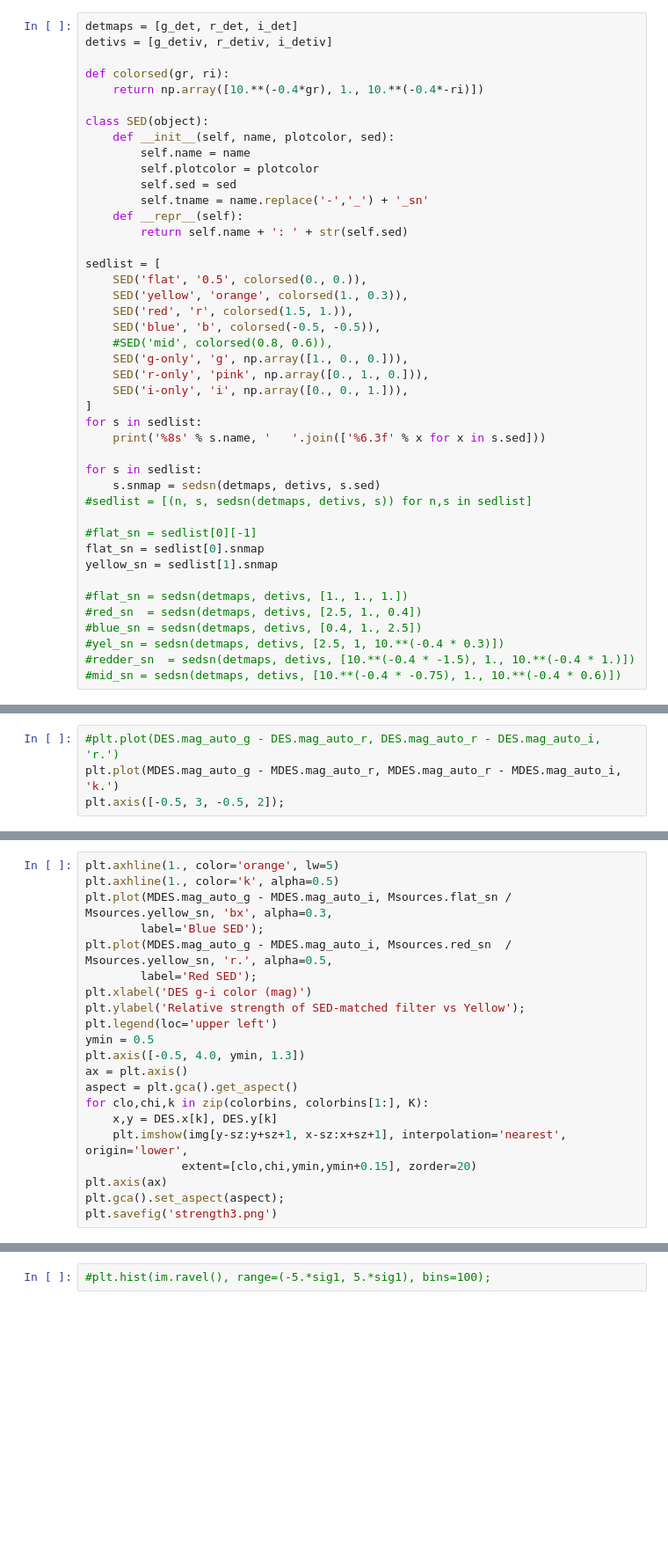
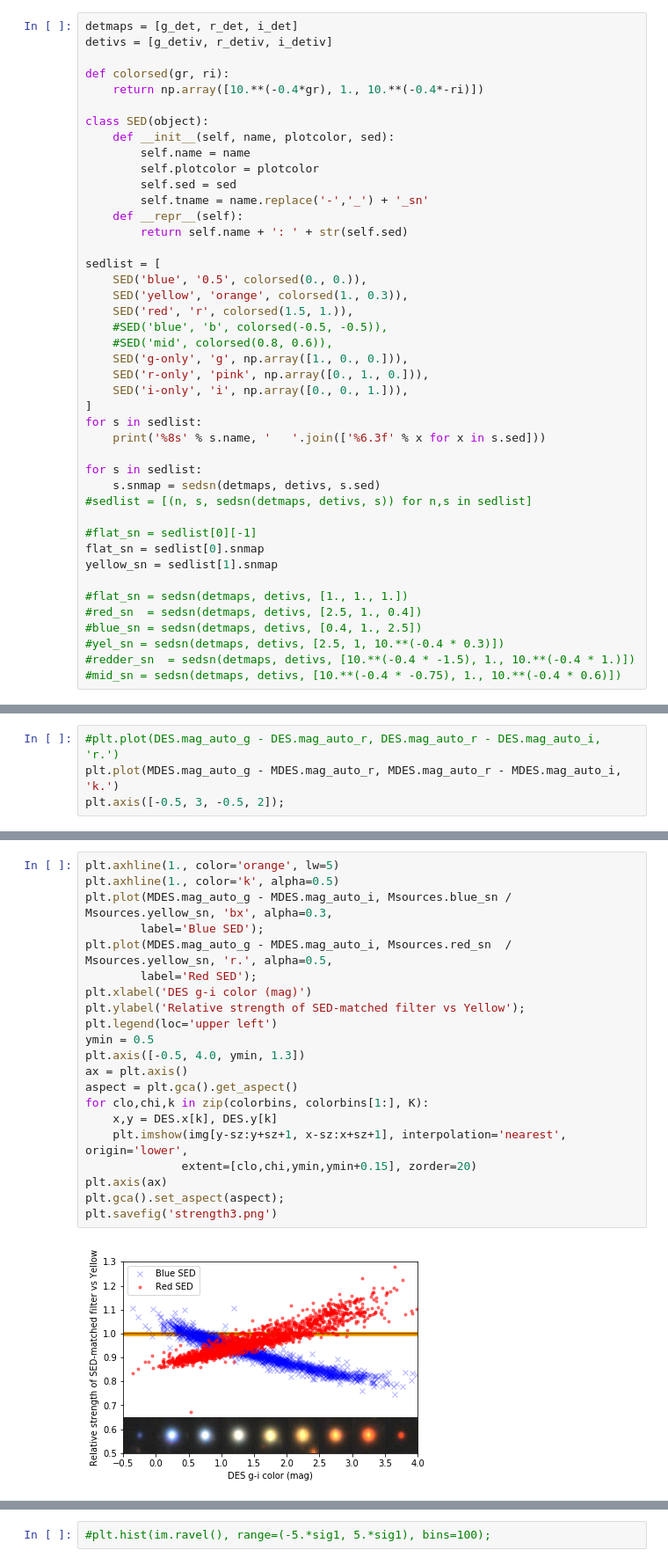
Before and after one commit to dstndstn/detection-paper, a Jupyter notebook: detection.ipynb, the cells around one changed output, grey strips where cells are left out. Shown at 88% size. Drawn from its saved outputs; the diff is of its cells as text; blank space fills up the shorter version.

Commit message:
add figs about detected sources in image & color space

```diff
--- a/detection.ipynb
+++ b/detection.ipynb
@@ -79,10 +81,10 @@ class SED(object):
         return self.name + ': ' + str(self.sed)
 
 sedlist = [
-    SED('flat', '0.5', colorsed(0., 0.)),
+    SED('blue', '0.5', colorsed(0., 0.)),
     SED('yellow', 'orange', colorsed(1., 0.3)),
     SED('red', 'r', colorsed(1.5, 1.)),
-    SED('blue', 'b', colorsed(-0.5, -0.5)),
+    #SED('blue', 'b', colorsed(-0.5, -0.5)),
     #SED('mid', colorsed(0.8, 0.6)),
     SED('g-only', 'g', np.array([1., 0., 0.])),
     SED('r-only', 'pink', np.array([0., 1., 0.])),
@@ -289,24 +333,26 @@ show_sources(DES[II], img)
 # %%
 plt.axhline(1., color='orange', lw=5)
 plt.axhline(1., color='k', alpha=0.5)
-plt.plot(MDES.mag_auto_g - MDES.mag_auto_i, Msources.flat_sn / Msources.yellow_sn, 'bx', alpha=0.3,
+plt.plot(MDES.mag_auto_g - MDES.mag_auto_i, Msources.blue_sn / Msources.yellow_sn, 'bx', alpha=0.3,
         label='Blue SED');
 plt.plot(MDES.mag_auto_g - MDES.mag_auto_i, Msources.red_sn  / Msources.yellow_sn, 'r.', alpha=0.5,
         label='Red SED');
 plt.xlabel('DES g-i color (mag)')
 plt.ylabel('Relative strength of SED-matched filter vs Yellow');
 plt.legend(loc='upper left')
 ymin = 0.5
 plt.axis([-0.5, 4.0, ymin, 1.3])
 ax = plt.axis()
 aspect = plt.gca().get_aspect()
 for clo,chi,k in zip(colorbins, colorbins[1:], K):
     x,y = DES.x[k], DES.y[k]
     plt.imshow(img[y-sz:y+sz+1, x-sz:x+sz+1], interpolation='nearest', origin='lower',
               extent=[clo,chi,ymin,ymin+0.15], zorder=20)
 plt.axis(ax)
 plt.gca().set_aspect(aspect);
 plt.savefig('strength3.png')
+# %% [output]
+[figure, added]
 # %%
 # Galaxy detection.
 from tractor.splinesky import SplineSky
```
Also changed, not shown: parts of 11 cells of this notebook, 4 other files.
